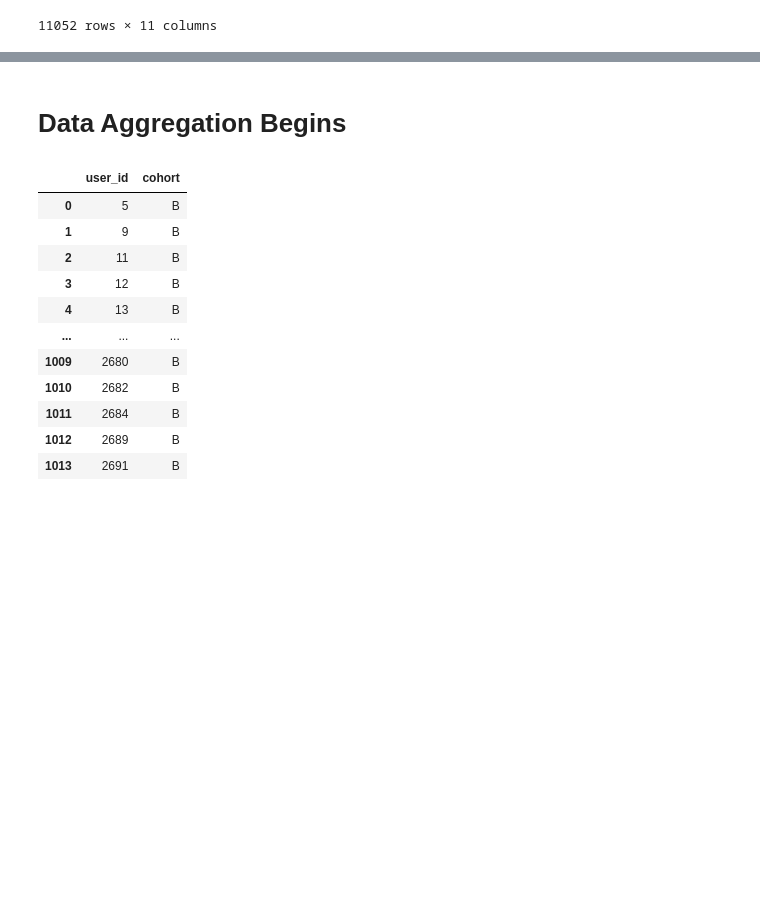
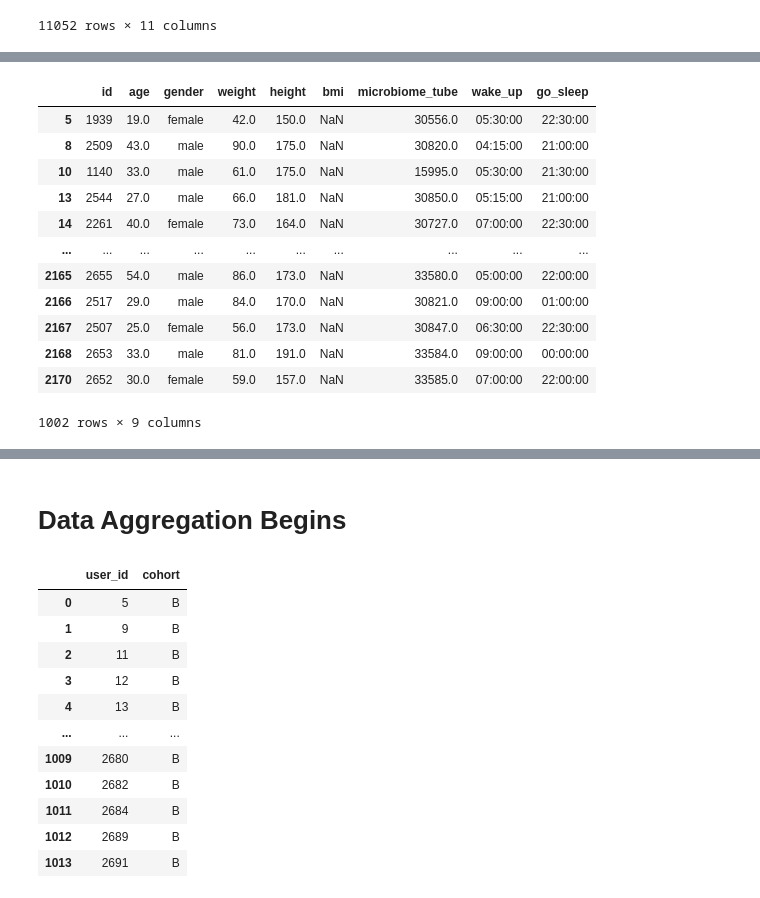
Before and after one commit to spMohanty/fay-data-aggregator-v1, a Jupyter notebook: notebooks/DataAggregator-v0.2.ipynb, the cells around one changed output, grey strips where cells are left out. Drawn from its saved outputs; the diff is of its cells as text; code cells hidden in the pictures; blank space fills up the shorter version.

Commit message:
add user demographics data

```diff
--- a/notebooks/DataAggregator-v0.2.ipynb
+++ b/notebooks/DataAggregator-v0.2.ipynb
@@ -492,3 +512,11 @@ sleep
 | 2800 | 2665 | 2023-01-31 | 23.483333 | 8.133333 | B | 2023-01-30 22:29:00+00:00 | 2023-01-31 07:08:00+00:00 | 8.650000 | ... |
 | 2801 | 2665 | 2023-02-01 | 1.183333 | 8.183333 | B | 2023-02-01 00:11:00+00:00 | 2023-02-01 07:11:00+00:00 | 7.000000 | ... |
 11052 rows × 11 columns
+# %%
+users_df = db.FayDb().select("""
+    SELECT * FROM users
+""")
+
+users_questionnaires_df = db.FayDb().select("""
+    SELECT * FROM questionnaires
+""")
@@ -494,0 +543,13 @@ sleep
+# %%
+
+valid_users = mfr_data["fay_user_id"].unique()
+users_df = users_df[users_df["id"].isin(valid_users)]
+users_df = users_df[["id", "age", "gender", "weight", "height", "bmi", "microbiome_tube", "wake_up", "go_sleep"]]
+
+print(f'age_unavailable: {users_df["age"].isna().sum()}')
+print(f'gender_unavailable: {users_df["gender"].isna().sum()}')
+print(f'weight_unavailable: {users_df["weight"].isna().sum()}')
+print(f'height_unavailable: {users_df["height"].isna().sum()}')
+print(f'bmi_unavailable: {users_df["bmi"].isna().sum()}')
+print(f'microbiome_tube_unavailable: {users_df["microbiome_tube"].isna().sum()}')
+print(f'wake_up_unavailable: {users_df["wake_up"].isna().sum()}')
@@ -494,0 +564,16 @@ sleep
+# %%
+users_df
+# %% [output]
+|  | id | age | gender | weight | height | bmi | microbiome_tube | wake_up | go_sleep |
+| 5 | 1939 | 19.0 | female | 42.0 | 150.0 | NaN | 30556.0 | 05:30:00 | 22:30:00 |
+| 8 | 2509 | 43.0 | male | 90.0 | 175.0 | NaN | 30820.0 | 04:15:00 | 21:00:00 |
+| 10 | 1140 | 33.0 | male | 61.0 | 175.0 | NaN | 15995.0 | 05:30:00 | 21:30:00 |
+| 13 | 2544 | 27.0 | male | 66.0 | 181.0 | NaN | 30850.0 | 05:15:00 | 21:00:00 |
+| 14 | 2261 | 40.0 | female | 73.0 | 164.0 | NaN | 30727.0 | 07:00:00 | 22:30:00 |
+| ... | ... | ... | ... | ... | ... | ... | ... | ... | ... |
+| 2165 | 2655 | 54.0 | male | 86.0 | 173.0 | NaN | 33580.0 | 05:00:00 | 22:00:00 |
+| 2166 | 2517 | 29.0 | male | 84.0 | 170.0 | NaN | 30821.0 | 09:00:00 | 01:00:00 |
+| 2167 | 2507 | 25.0 | female | 56.0 | 173.0 | NaN | 30847.0 | 06:30:00 | 22:30:00 |
+| 2168 | 2653 | 33.0 | male | 81.0 | 191.0 | NaN | 33584.0 | 09:00:00 | 00:00:00 |
+| 2170 | 2652 | 30.0 | female | 59.0 | 157.0 | NaN | 33585.0 | 07:00:00 | 22:00:00 |
+1002 rows × 9 columns
```
Also changed, not shown: parts of 6 cells of this notebook, 1 other file.
